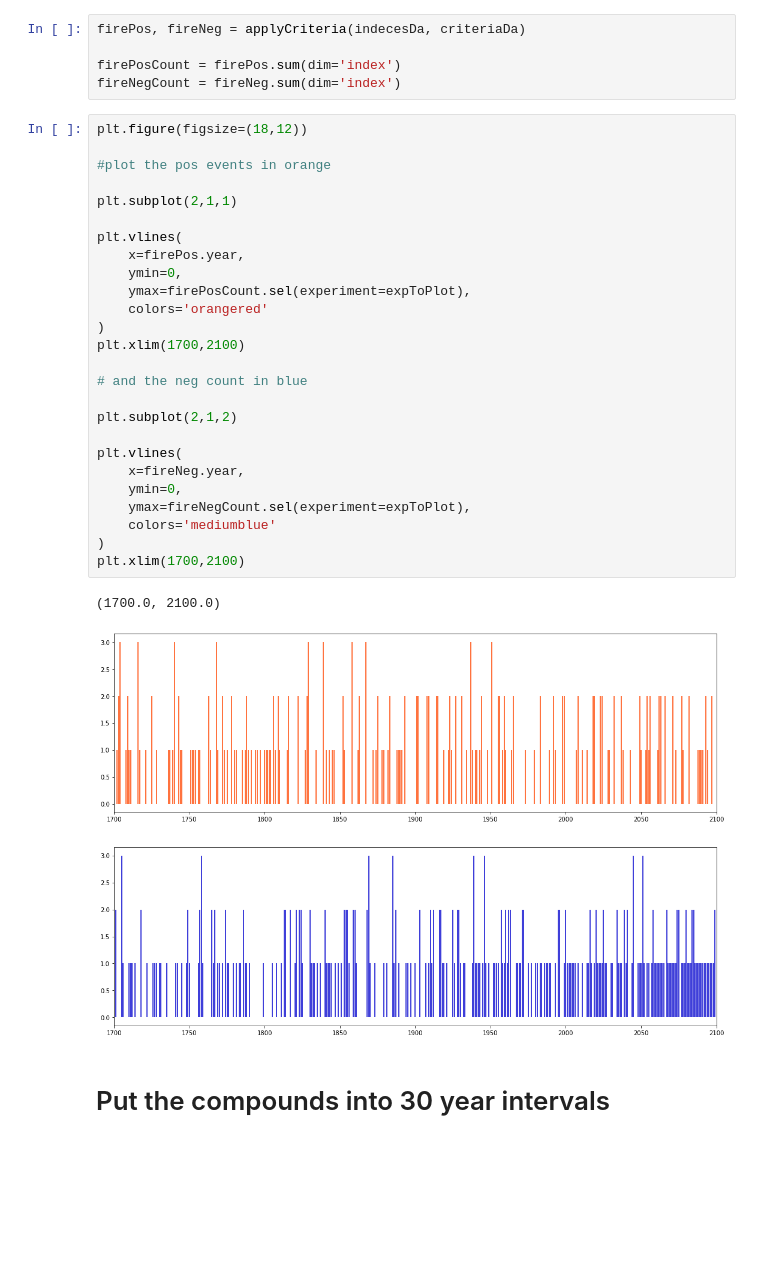
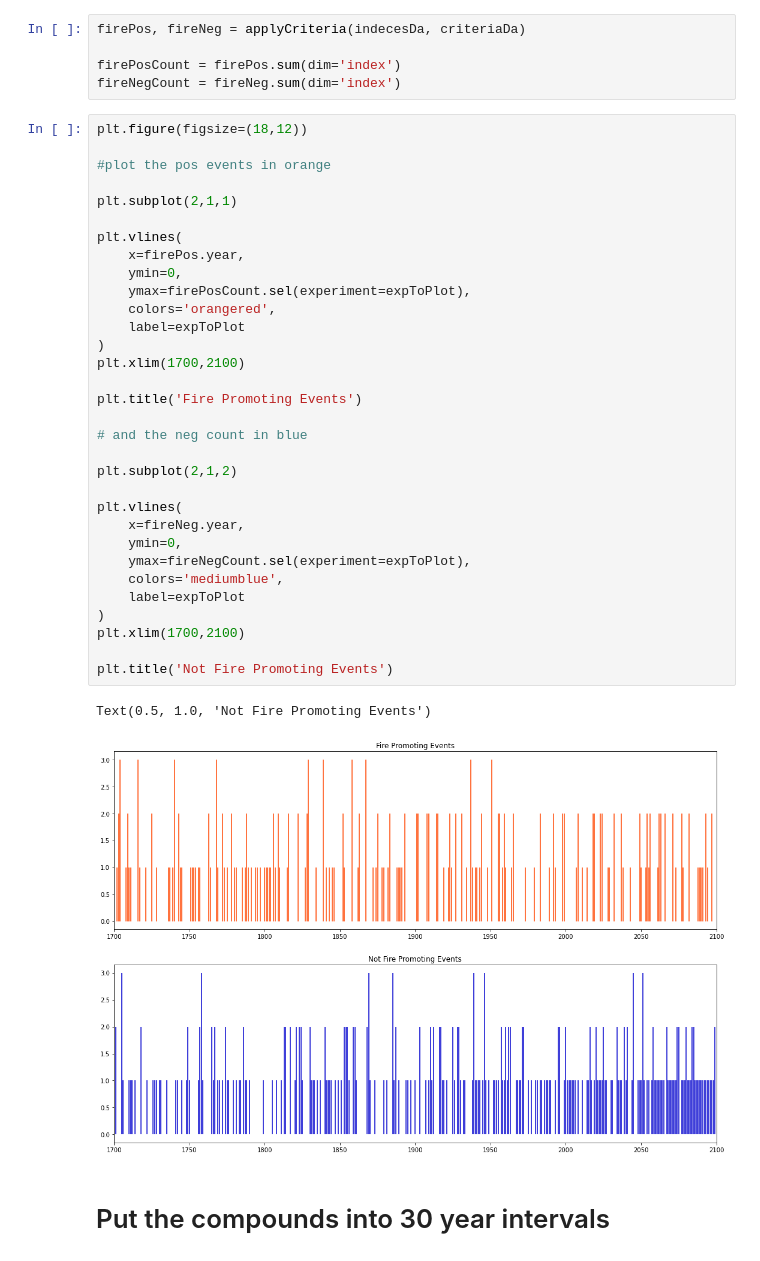
Before and after one commit to anton-seaice/compound, a Jupyter notebook: cesmTradIndecesCompounds.ipynb, the cells around one changed output. Drawn from its saved outputs; the diff is of its cells as text; blank space fills up the shorter version.

```diff
--- a/cesmTradIndecesCompounds.ipynb
+++ b/cesmTradIndecesCompounds.ipynb
@@ -94,32 +94,38 @@ fireNegCount = fireNeg.sum(dim='index')
 # %%
 plt.figure(figsize=(18,12))
 
 #plot the pos events in orange
 
 plt.subplot(2,1,1)
 
 plt.vlines(
     x=firePos.year,
     ymin=0,
     ymax=firePosCount.sel(experiment=expToPlot),
-    colors='orangered'
+    colors='orangered',
+    label=expToPlot
 )
 plt.xlim(1700,2100)
+
+plt.title('Fire Promoting Events')
 
 # and the neg count in blue
 
 plt.subplot(2,1,2)
 
 plt.vlines(
     x=fireNeg.year,
     ymin=0,
     ymax=fireNegCount.sel(experiment=expToPlot),
-    colors='mediumblue'
+    colors='mediumblue',
+    label=expToPlot
 )
 plt.xlim(1700,2100)
+
+plt.title('Not Fire Promoting Events')
 # %% [output]
-(1700.0, 2100.0)
+Text(0.5, 1.0, 'Not Fire Promoting Events')
-[figure, old version]
+[figure, new version]
 # %% [markdown]
 # Put the compounds into 30 year intervals
 # %%
```
Also changed, not shown: parts of 5 cells of this notebook.
